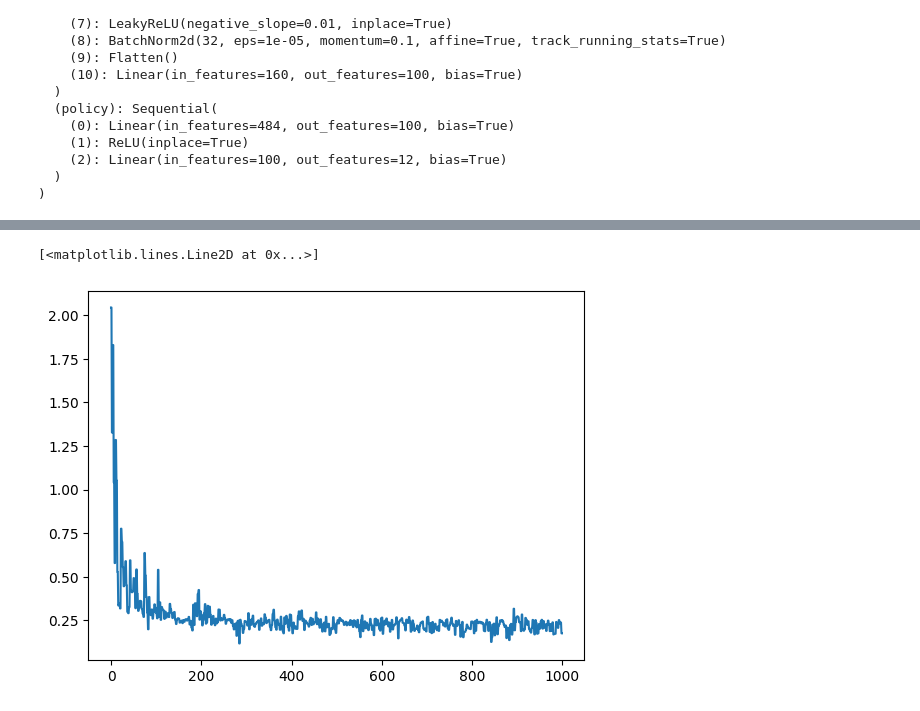
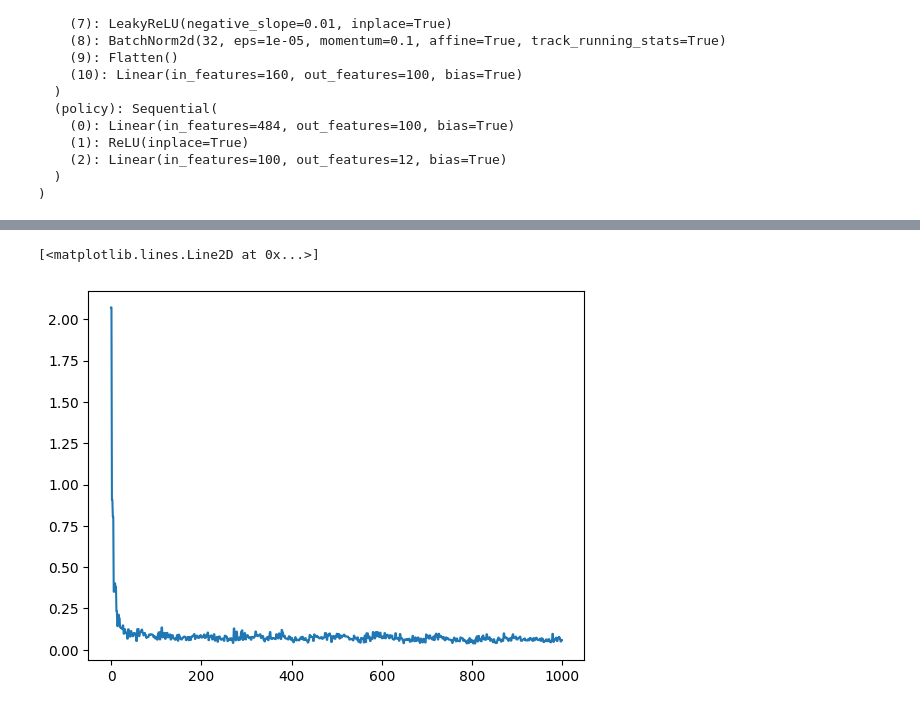
Before and after one commit to andipeng/align-lang, a Jupyter notebook: policy_experiments/gcbc.ipynb, the cells around one changed output, grey strips where cells are left out. Saved outputs shown, nothing was run; the diff lists cells and outputs as text; code cells hidden in the pictures.

```diff
--- a/policy_experiments/gcbc.ipynb
+++ b/policy_experiments/gcbc.ipynb
@@ -172,7 +171,7 @@ def gen_trajs(env, num_trajs, task_name, task_kwargs, goal):
         trajs.append(traj)
     return trajs
 # %%
-lang_goal = 'pick up the flower'
+lang_goal = 'pick up the red heart'
 lang_embed = lang_model.encode(lang_goal)
 
 task_name = 'visual_manipulation'
@@ -180,12 +179,12 @@ task_name = 'visual_manipulation'
 task_kwargs = { 'num_dragged_obj': 1,
      'num_base_obj': 1,
      'num_other_obj': 0,
-     'dragged_obj_loc': [2],
-     'base_obj_loc': [1,3,4],
+     'dragged_obj_loc': [1],
+     'base_obj_loc': [3],
      'third_obj_loc' : [4],
      'fourth_obj_loc' : [3],
-     'possible_dragged_obj': ['flower'],
-     'possible_dragged_obj_texture': ['red'],
+     'possible_dragged_obj': ['letter G'],
+     'possible_dragged_obj_texture': ['brick'],
      'possible_base_obj': ['bowl'],
      'possible_base_obj_texture': ['wooden'],
      'possible_third_obj': ['pan'],
@@ -195,7 +194,7 @@ task_kwargs = { 'num_dragged_obj': 1,
 #record_gui=True, display_debug_window=True, hide_arm_rgb=False
 env = vima_bench.make(task_name=task_name,task_kwargs=task_kwargs,hide_arm_rgb=False)
 
-num_trajs = 10
+num_trajs = 5
 trajs = gen_trajs(env=env, num_trajs=num_trajs, task_name=task_name, task_kwargs=task_kwargs, goal=lang_embed)
 pickle.dump(trajs, open('trajs.pkl', 'wb'))
 env.close()
@@ -236,7 +235,7 @@ CNNPolicy(
 )
 # %%
 num_epochs = 500
-batch_size = 10
+batch_size = 5
 
 criterion = nn.MSELoss()
 optimizer = optim.Adam(list(policy.parameters()))
@@ -301,4 +300,4 @@ plt.plot(losses)
 Finished Training
 [<matplotlib.lines.Line2D at 0x...>]
-[figure, old version]
+[figure, new version]
 # %%
```
Also changed, not shown: parts of 4 cells of this notebook, 14 other files.
